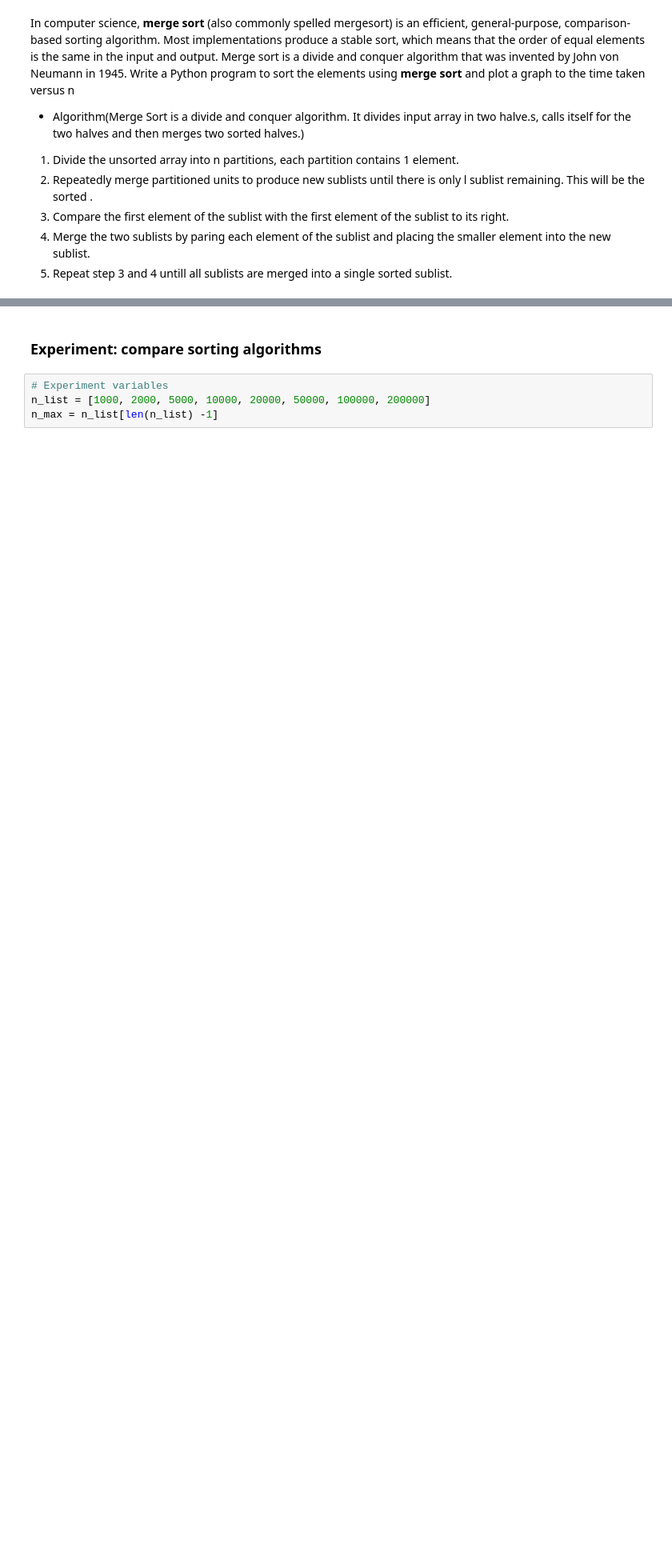
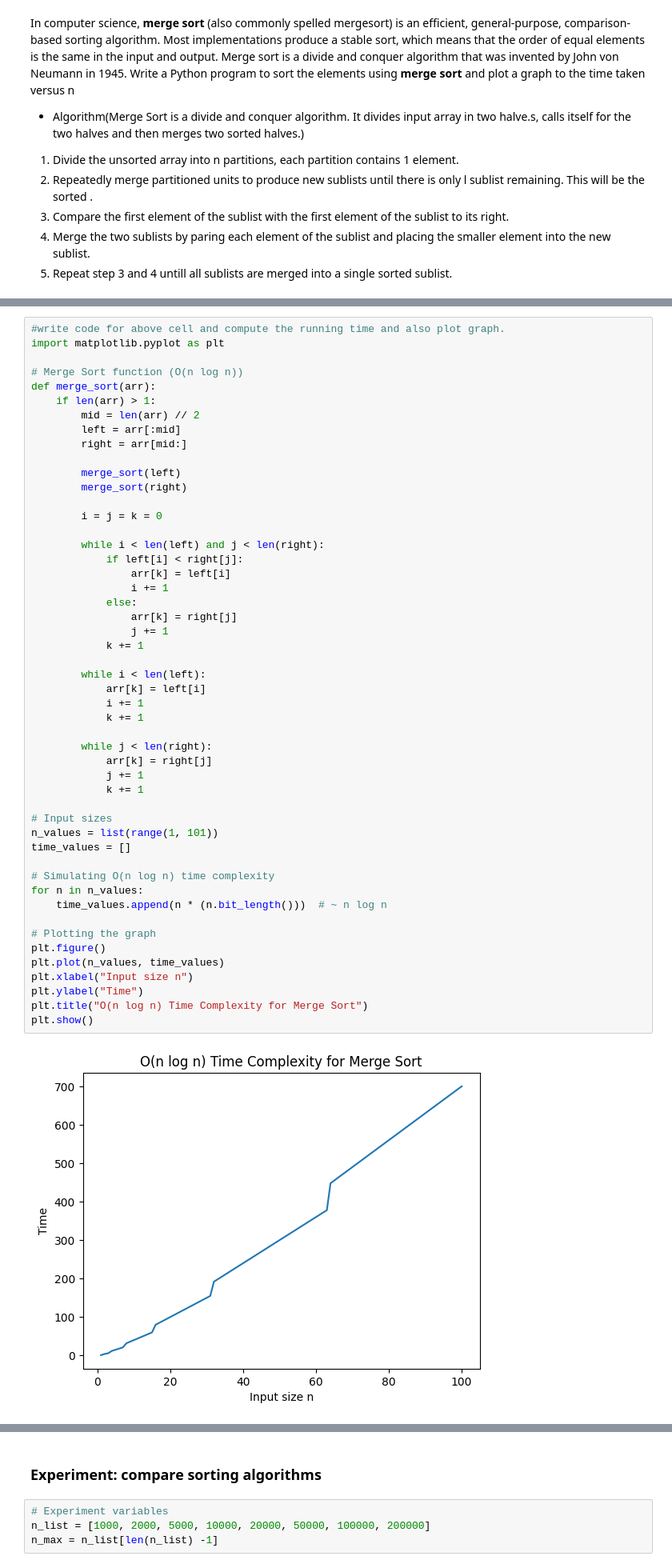
Before and after one commit to komalbharti-debug/Contribution, a Jupyter notebook: Lab_5.ipynb, the cells around one changed output, grey strips where cells are left out. Shown at 80% size. Saved outputs shown, nothing was run; the diff lists cells and outputs as text; blank space fills up the shorter version.

```diff
--- a/Lab_5.ipynb
+++ b/Lab_5.ipynb
@@ -28,3 +55,55 @@ Write a Python program to sort the elements using **merge sort** and plot a grap
+# %%
+#write code for above cell and compute the running time and also plot graph.
+import matplotlib.pyplot as plt
+
+# Merge Sort function (O(n log n))
+def merge_sort(arr):
+    if len(arr) > 1:
+        mid = len(arr) // 2
+        left = arr[:mid]
+        right = arr[mid:]
+
+        merge_sort(left)
+        merge_sort(right)
+
+        i = j = k = 0
+
+        while i < len(left) and j < len(right):
+            if left[i] < right[j]:
+                arr[k] = left[i]
+                i += 1
+            else:
+                arr[k] = right[j]
+                j += 1
+            k += 1
+
+        while i < len(left):
+            arr[k] = left[i]
+            i += 1
+            k += 1
+
+        while j < len(right):
+            arr[k] = right[j]
+            j += 1
+            k += 1
+
+# Input sizes
+n_values = list(range(1, 101))
+time_values = []
+
+# Simulating O(n log n) time complexity
+for n in n_values:
+    time_values.append(n * (n.bit_length()))  # ~ n log n
+
+# Plotting the graph
+plt.figure()
+plt.plot(n_values, time_values)
+plt.xlabel("Input size n")
+plt.ylabel("Time")
+plt.title("O(n log n) Time Complexity for Merge Sort")
+plt.show()
+# %% [output]
+[figure, added]
 # %% [markdown]
 **Quicksort** (sometimes called partition-exchange sort) is an efficient sorting algorithm. Developed by British computer scientist Tony Hoare in 1959 and published in 1961, it is still a commonly used algorithm for sorting.
 
```
Also changed, not shown: parts of 6 cells of this notebook.
